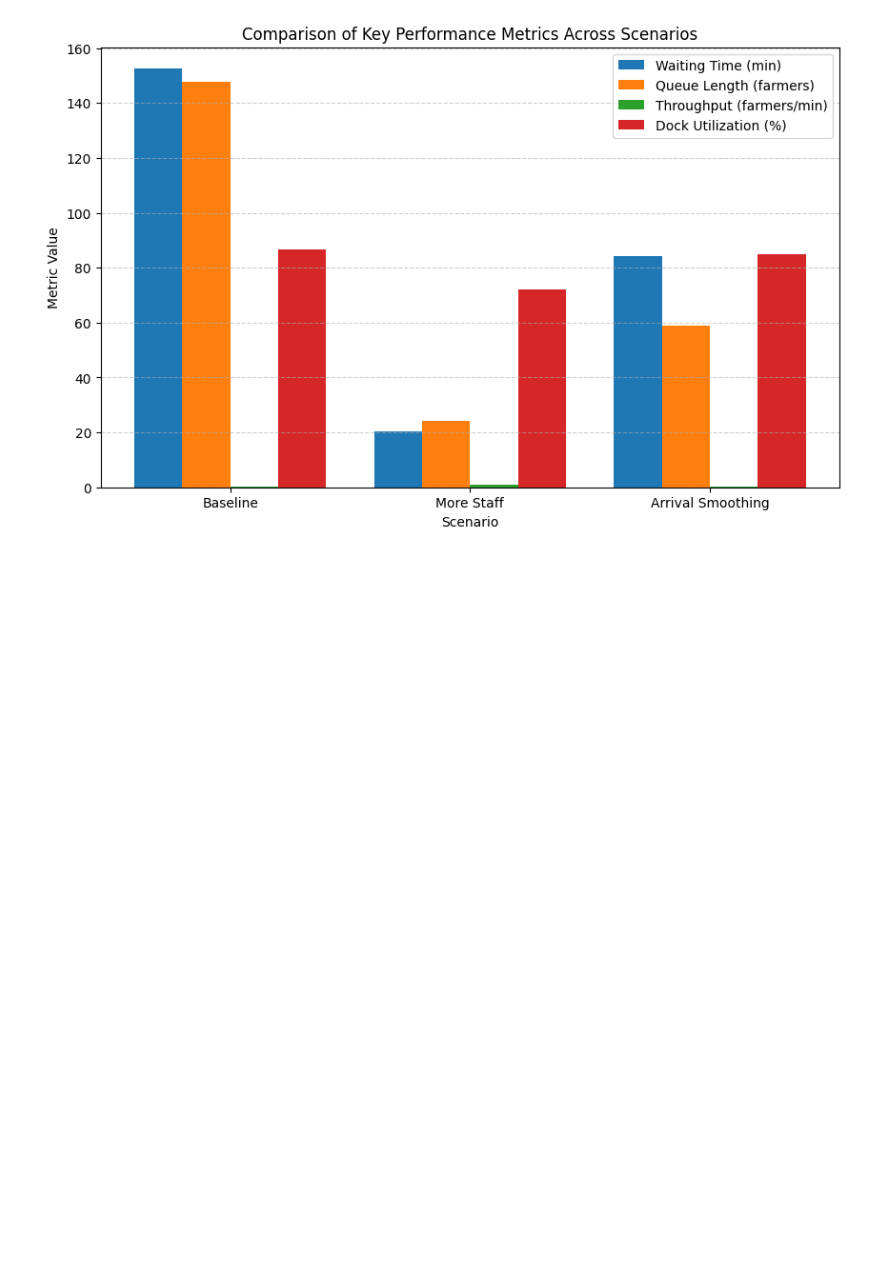
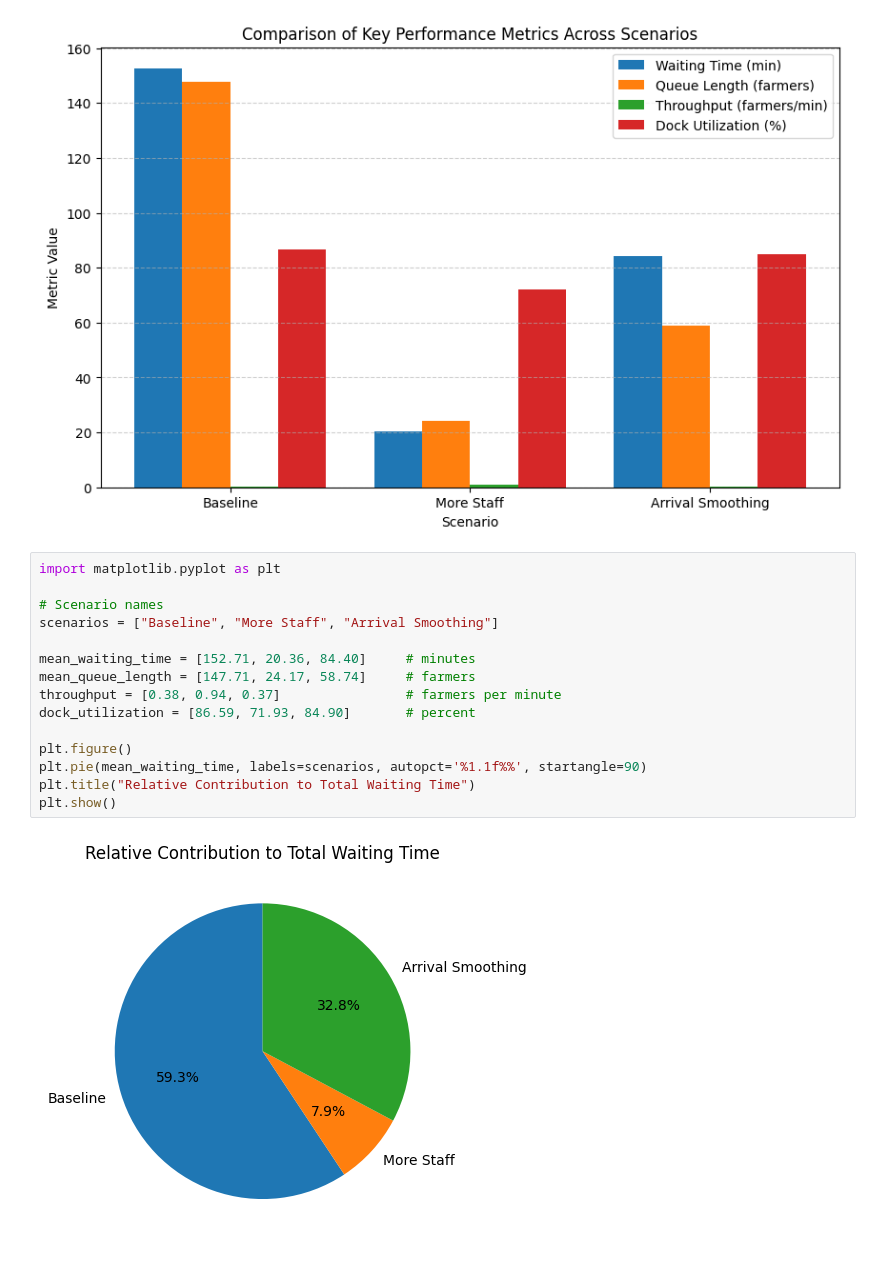
Before and after one commit to mpggekweerasinghe/minipro-PM, a Jupyter notebook: Visualization.ipynb, the cells around one changed output. Drawn from its saved outputs; the diff is of its cells as text; blank space fills up the shorter version.

```diff
--- a/Visualization.ipynb
+++ b/Visualization.ipynb
@@ -29,3 +29,20 @@ plt.grid(axis="y", linestyle="--", alpha=0.6)
 plt.show()
 # %% [output]
 [figure]
+# %%
+import matplotlib.pyplot as plt
+
+# Scenario names
+scenarios = ["Baseline", "More Staff", "Arrival Smoothing"]
+
+mean_waiting_time = [152.71, 20.36, 84.40]     # minutes
+mean_queue_length = [147.71, 24.17, 58.74]     # farmers
+throughput = [0.38, 0.94, 0.37]                # farmers per minute
+dock_utilization = [86.59, 71.93, 84.90]       # percent
+
+plt.figure()
+plt.pie(mean_waiting_time, labels=scenarios, autopct='%1.1f%%', startangle=90)
+plt.title("Relative Contribution to Total Waiting Time")
+plt.show()
+# %% [output]
+[figure, added]
```
Also changed, not shown: parts of 2 cells of this notebook.
